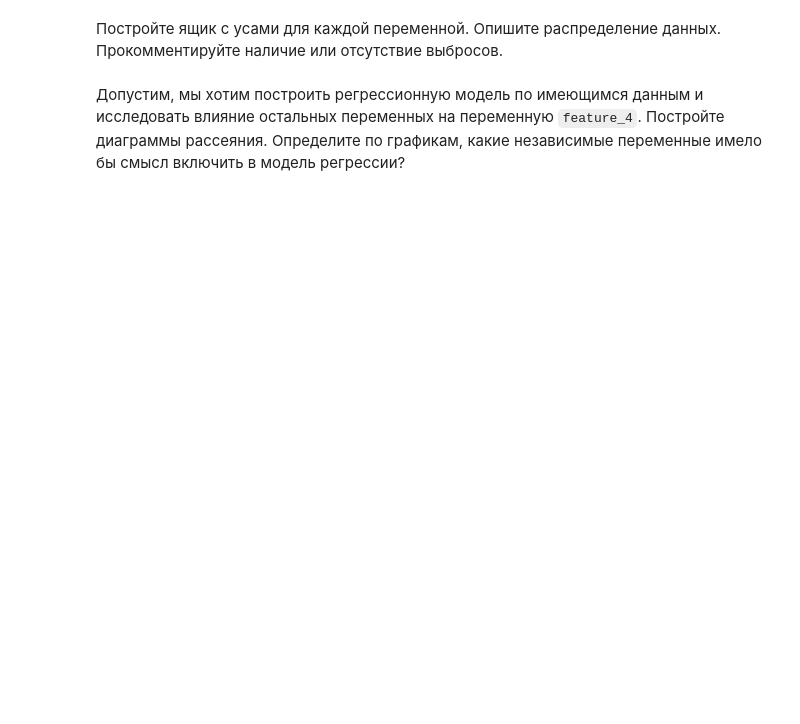
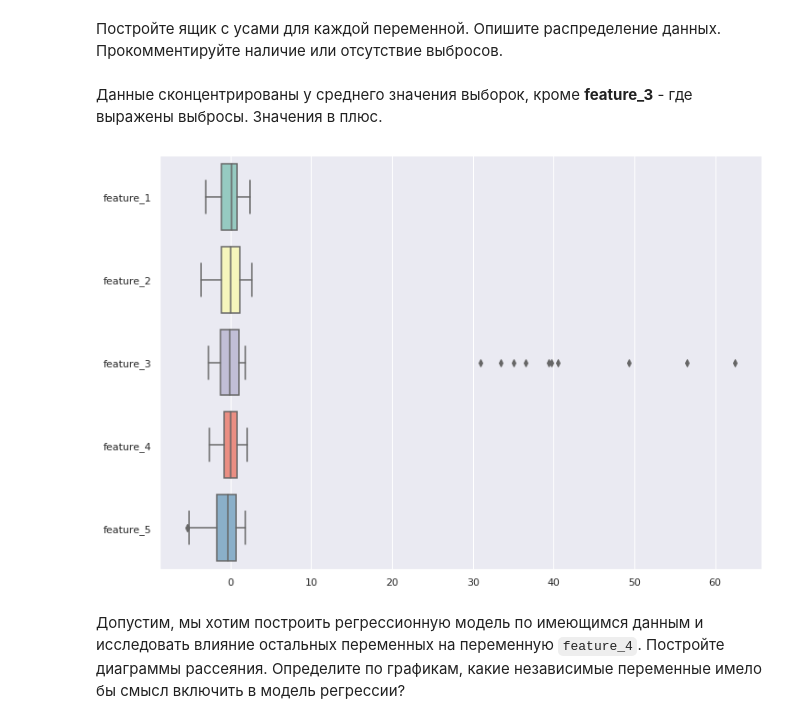
Before and after one commit to sviteribuben/Classic-Machine-Learning-theory-and-practice, a Jupyter notebook: jun_ml_EDA_hw.ipynb, the cells around one changed output. Cells and saved outputs as stored; diff of their text form; code cells hidden in the pictures; blank space fills up the shorter version.

```diff
--- a/jun_ml_EDA_hw.ipynb
+++ b/jun_ml_EDA_hw.ipynb
@@ -56,6 +103,12 @@ dat.head()
 # %% [markdown]
 Постройте ящик с усами для каждой переменной. Опишите распределение данных. Прокомментируйте наличие или отсутствие выбросов.
+# %% [markdown]
+Данные сконцентрированы у среднего значения выборок, кроме **feature_3** - где выражены выбросы. Значения в плюс.
 # %%
 ### YOUR CODE HERE ###
+
+ax = sns.boxplot(data=df, palette="Set3", orient="h")
+# %% [output]
+[figure, added]
 # %% [markdown]
 Допустим, мы хотим построить регрессионную модель по имеющимся данным и исследовать влияние остальных переменных на переменную `feature_4`. Постройте диаграммы рассеяния. Определите по графикам, какие независимые переменные имело бы смысл включить в модель регрессии?
```
Also changed, not shown: parts of 18 cells of this notebook.
